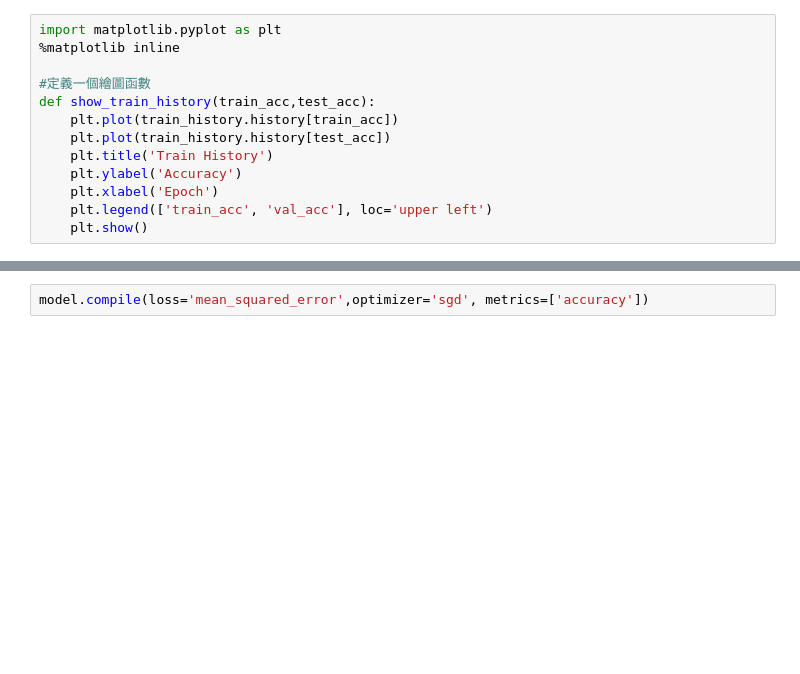
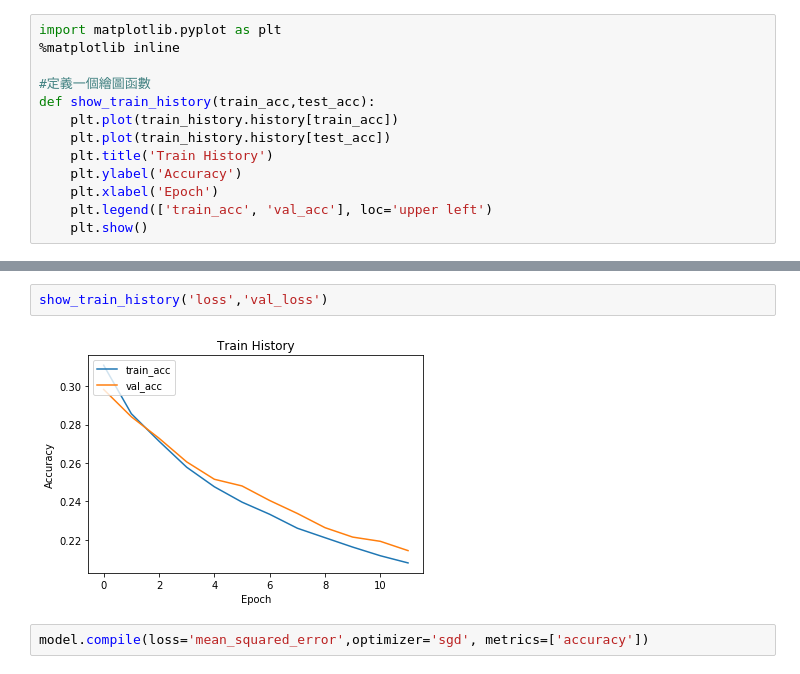
Before and after one commit to chinghwan/3rd-ML100Days, a Jupyter notebook: HW/HW63-91/Day71-_HW.ipynb, the cells around one changed output, grey strips where cells are left out. Drawn from its saved outputs; the diff is of its cells as text; blank space fills up the shorter version.

```diff
--- a/HW/HW63-91/Day71-_HW.ipynb
+++ b/HW/HW63-91/Day71-_HW.ipynb
@@ -209,3 +208,7 @@ show_train_history('acc','val_acc')
+# %%
+show_train_history('loss','val_loss')
+# %% [output]
+[figure, added]
 # %%
 model.compile(loss='mean_squared_error',optimizer='sgd', metrics=['accuracy'])
 # %%
```
Also changed, not shown: parts of 3 cells of this notebook.
